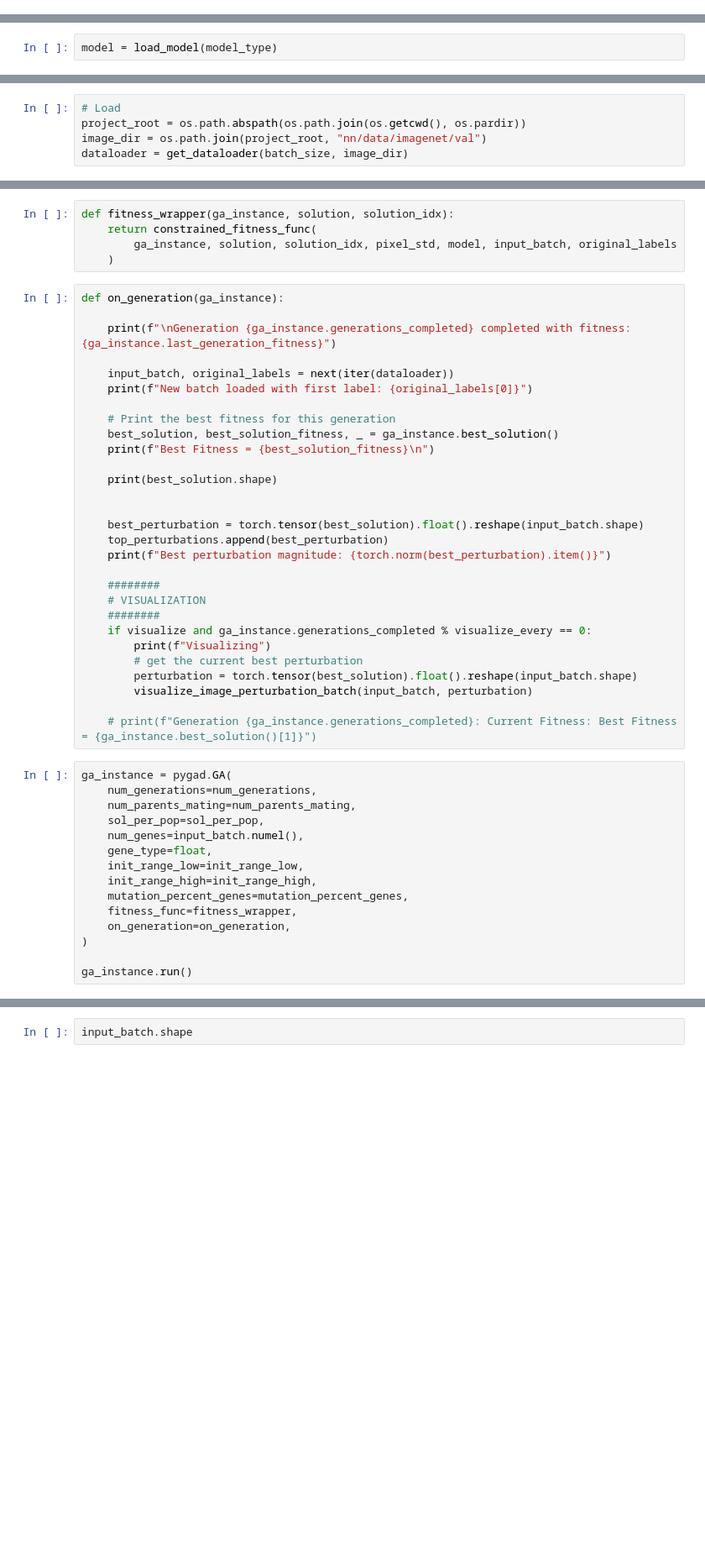
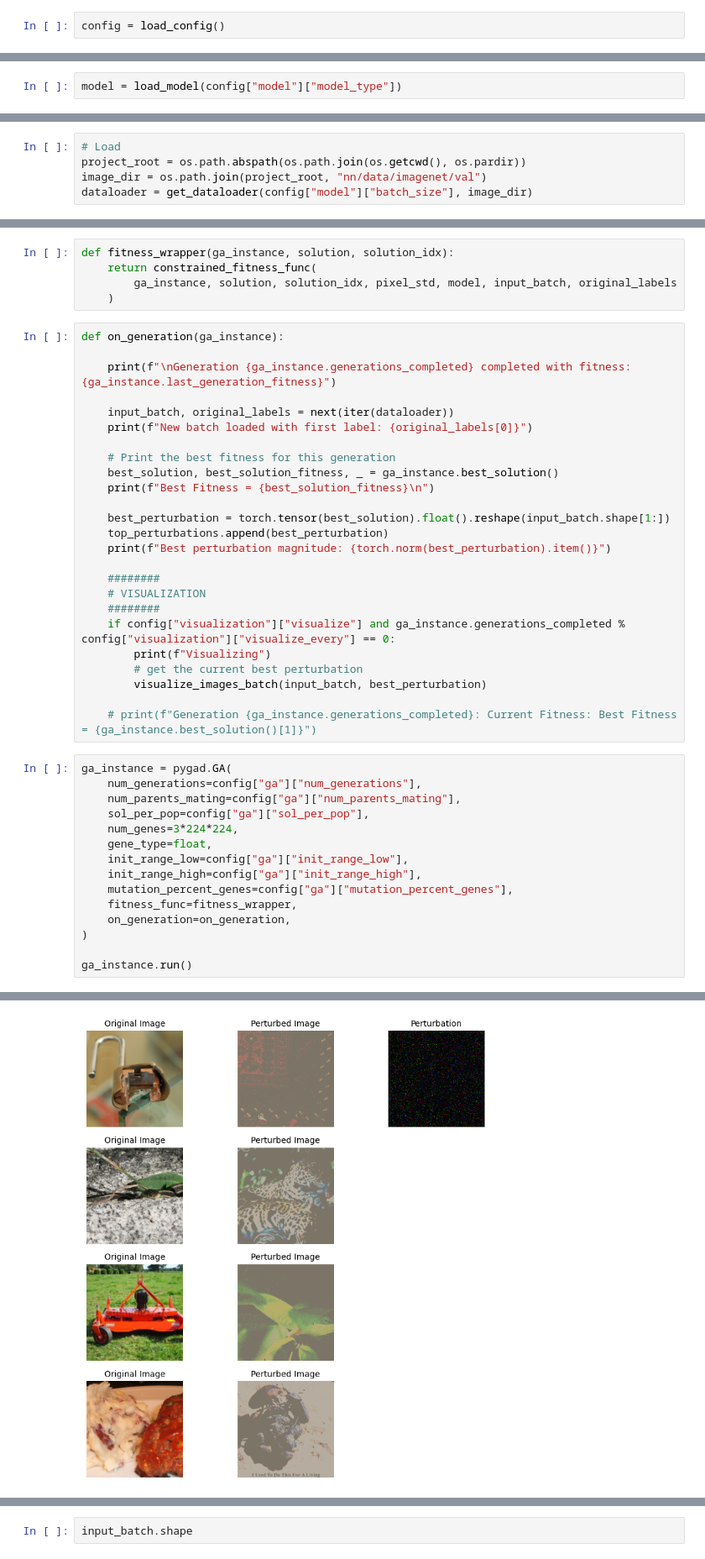
Before and after one commit to mahdikhosravy-japan/Evolutionary-UPA, a Jupyter notebook: ga/main.ipynb, the cells around one changed output, grey strips where cells are left out. Shown at 84% size. Saved outputs shown, nothing was run; the diff lists cells and outputs as text; blank space fills up the shorter version.

```diff
--- a/ga/main.ipynb
+++ b/ga/main.ipynb
@@ -20,5 +20,7 @@ from ga.utils import get_dataloader, visualize_image_perturbation,visualize_imag
 # %% [markdown]
 # Parameters
+# %%
+config = load_config()
 # %%
 num_generations =num_generations=config["ga"]["num_generations"]
 num_parents_mating=config["ga"]["num_parents_mating"]
@@ -35,14 +37,14 @@ visualize_every = config["visualization"]["visualize_every"]
 # %% [markdown]
 # Model
 # %%
-model = load_model(model_type)
+model = load_model(config["model"]["model_type"])
 # %% [markdown]
 # Loading
 # %%
 # Load
 project_root = os.path.abspath(os.path.join(os.getcwd(), os.pardir))
 image_dir = os.path.join(project_root, "nn/data/imagenet/val")
-dataloader = get_dataloader(batch_size, image_dir)
+dataloader = get_dataloader(config["model"]["batch_size"], image_dir)
 # %%
 # Compute the pixel mean and standard deviation for each pixel across the entire dataset - for constrained fitness func
 pixel_mean, pixel_std = compute_pixel_statistics(dataloader)
@@ -71,33 +73,29 @@ def on_generation(ga_instance):
     best_solution, best_solution_fitness, _ = ga_instance.best_solution()
     print(f"Best Fitness = {best_solution_fitness}\n")
 
-    print(best_solution.shape)
-
-
-    best_perturbation = torch.tensor(best_solution).float().reshape(input_batch.shape)
+    best_perturbation = torch.tensor(best_solution).float().reshape(input_batch.shape[1:])
     top_perturbations.append(best_perturbation)
     print(f"Best perturbation magnitude: {torch.norm(best_perturbation).item()}")
 
     ########
     # VISUALIZATION
     ########
-    if visualize and ga_instance.generations_completed % visualize_every == 0:
+    if config["visualization"]["visualize"] and ga_instance.generations_completed % config["visualization"]["visualize_every"] == 0:
         print(f"Visualizing")
         # get the current best perturbation
-        perturbation = torch.tensor(best_solution).float().reshape(input_batch.shape)
-        visualize_image_perturbation_batch(input_batch, perturbation)
+        visualize_images_batch(input_batch, best_perturbation)
 
     # print(f"Generation {ga_instance.generations_completed}: Current Fitness: Best Fitness = {ga_instance.best_solution()[1]}")
 # %%
 ga_instance = pygad.GA(
-    num_generations=num_generations,
-    num_parents_mating=num_parents_mating,
-    sol_per_pop=sol_per_pop,
-    num_genes=input_batch.numel(),
+    num_generations=config["ga"]["num_generations"],
+    num_parents_mating=config["ga"]["num_parents_mating"],
+    sol_per_pop=config["ga"]["sol_per_pop"],
+    num_genes=3*224*224,
     gene_type=float,
-    init_range_low=init_range_low,
-    init_range_high=init_range_high,
-    mutation_percent_genes=mutation_percent_genes,
+    init_range_low=config["ga"]["init_range_low"],
+    init_range_high=config["ga"]["init_range_high"],
+    mutation_percent_genes=config["ga"]["mutation_percent_genes"],
     fitness_func=fitness_wrapper,
     on_generation=on_generation,
 )
@@ -114,0 +113 @@ Best perturbation magnitude: 593.34033203125
+[figure, added]
```
Also changed, not shown: parts of 2 cells of this notebook, 4 other files.
